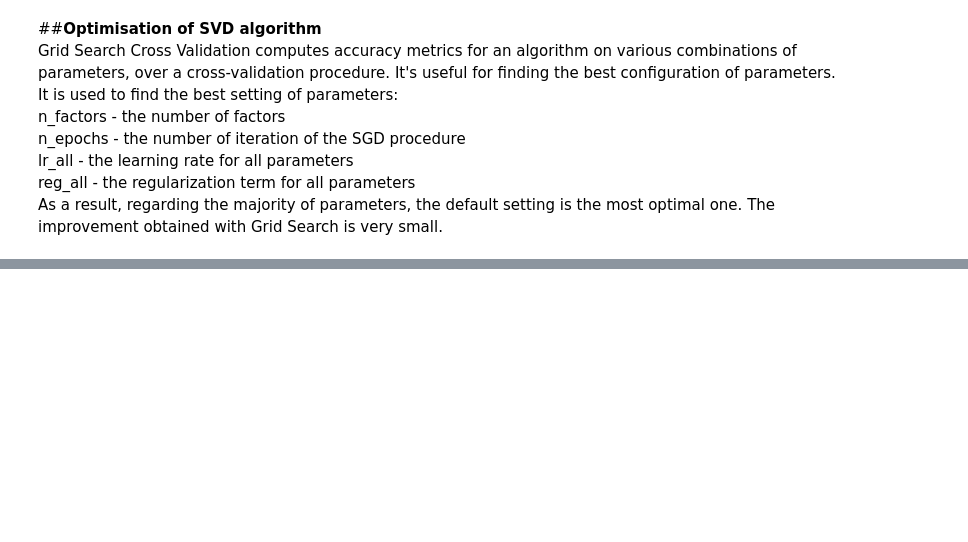
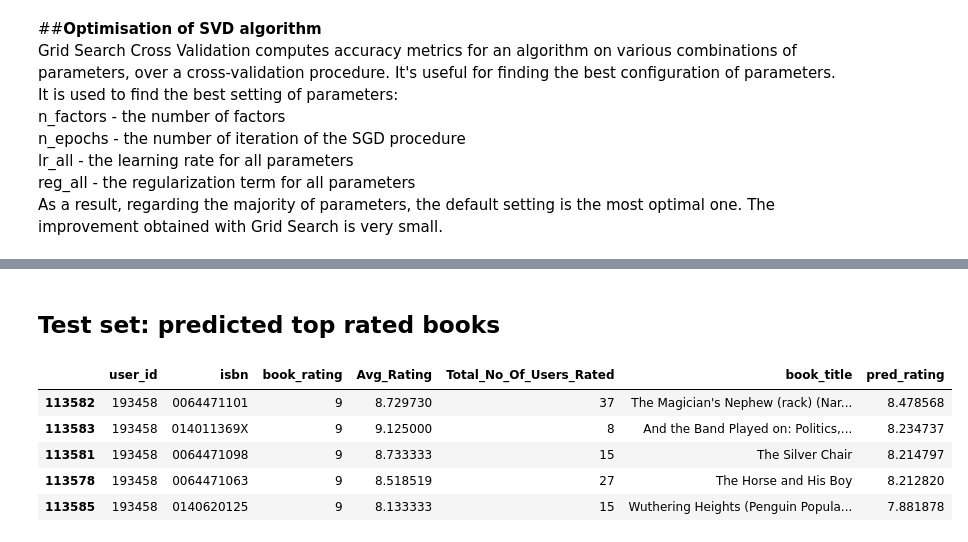
Before and after one commit to Aniket-Satpute/Book-Recommendation-System, a Jupyter notebook: Book_Recommendation_System_aniket.ipynb, the cells around one changed output, grey strips where cells are left out. Drawn from its saved outputs; the diff is of its cells as text; code cells hidden in the pictures; blank space fills up the shorter version.

```diff
--- a/Book_Recommendation_System_aniket.ipynb
+++ b/Book_Recommendation_System_aniket.ipynb
@@ -711,0 +761,12 @@ print(gs.best_params['rmse'])
+# %% [markdown]
+
+## **Test set: predicted top rated books**
+# %%
+df_user[df_user['pred_rating'].notna()].sort_values('pred_rating', ascending=False).head(5)
+# %% [output]
+|  | user_id | isbn | book_rating | Avg_Rating | Total_No_Of_Users_Rated | book_title | pred_rating |
+| 113582 | 193458 | 0064471101 | 9 | 8.729730 | 37 | The Magician's Nephew (rack) (Nar... | 8.478568 |
+| 113583 | 193458 | 014011369X | 9 | 9.125000 | 8 | And the Band Played on: Politics,... | 8.234737 |
+| 113581 | 193458 | 0064471098 | 9 | 8.733333 | 15 | The Silver Chair | 8.214797 |
+| 113578 | 193458 | 0064471063 | 9 | 8.518519 | 27 | The Horse and His Boy | 8.212820 |
+| 113585 | 193458 | 0140620125 | 9 | 8.133333 | 15 | Wuthering Heights (Penguin Popula... | 7.881878 |
```
Also changed, not shown: parts of 19 cells of this notebook.
